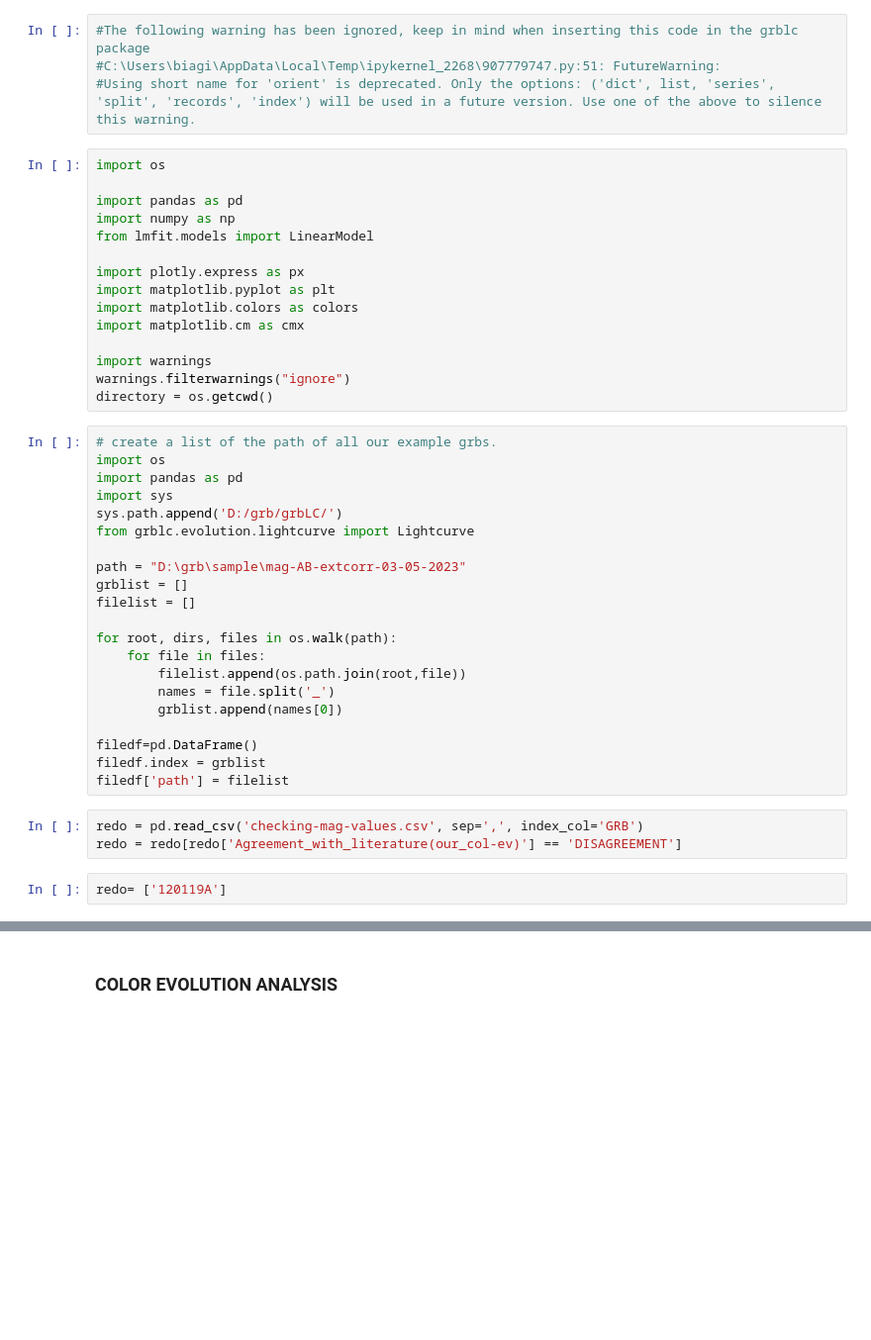
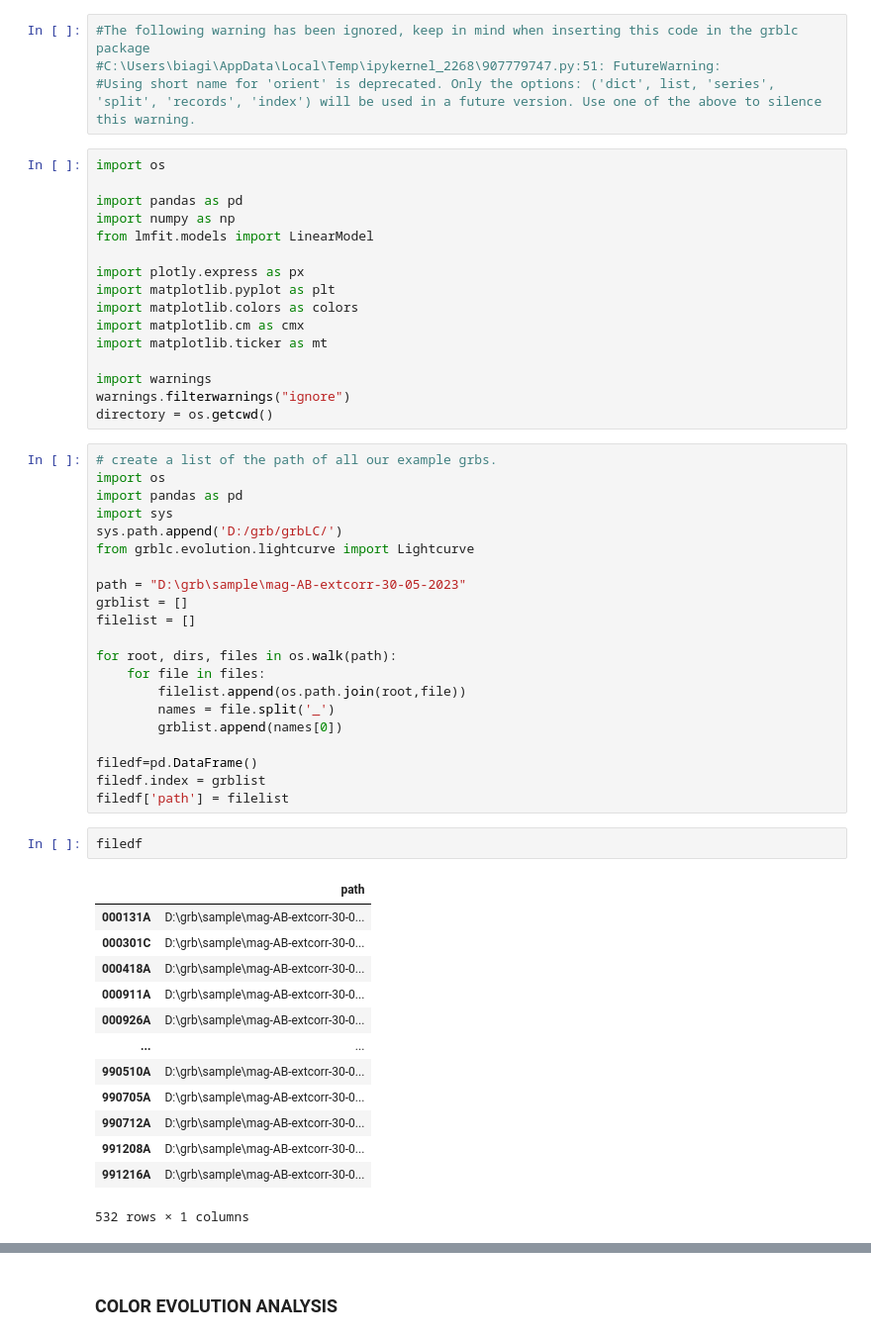
Before and after one commit to SLAC-Gamma-Rays/grbLC, a Jupyter notebook: examples/ColEv_allplots_corr.ipynb, the cells around one changed output, grey strips where cells are left out. Shown at 99% size. Drawn from its saved outputs; the diff is of its cells as text; blank space fills up the shorter version.

```diff
--- a/examples/ColEv_allplots_corr.ipynb
+++ b/examples/ColEv_allplots_corr.ipynb
@@ -27,6 +27,7 @@ import plotly.express as px
 import matplotlib.pyplot as plt
 import matplotlib.colors as colors
 import matplotlib.cm as cmx
+import matplotlib.ticker as mt
 
 import warnings
 warnings.filterwarnings("ignore")
@@ -39,7 +40,7 @@ import sys
 sys.path.append('D:/grb/grbLC/')
 from grblc.evolution.lightcurve import Lightcurve
 
-path = "D:\grb\sample\mag-AB-extcorr-03-05-2023"
+path = "D:\grb\sample\mag-AB-extcorr-30-05-2023"
 grblist = []
 filelist = []
 
@@ -52,8 +53,19 @@ for root, dirs, files in os.walk(path):
 filedf=pd.DataFrame()
 filedf.index = grblist
 filedf['path'] = filelist
-# %%
-redo = pd.read_csv('checking-mag-values.csv', sep=',', index_col='GRB')
-redo = redo[redo['Agreement_with_literature(our_col-ev)'] == 'DISAGREEMENT']
-# %%
-redo= ['120119A']
+# %%
+filedf
+# %% [output]
+|  | path |
+| 000131A | D:\grb\sample\mag-AB-extcorr-30-0... |
+| 000301C | D:\grb\sample\mag-AB-extcorr-30-0... |
+| 000418A | D:\grb\sample\mag-AB-extcorr-30-0... |
+| 000911A | D:\grb\sample\mag-AB-extcorr-30-0... |
+| 000926A | D:\grb\sample\mag-AB-extcorr-30-0... |
+| ... | ... |
+| 990510A | D:\grb\sample\mag-AB-extcorr-30-0... |
+| 990705A | D:\grb\sample\mag-AB-extcorr-30-0... |
+| 990712A | D:\grb\sample\mag-AB-extcorr-30-0... |
+| 991208A | D:\grb\sample\mag-AB-extcorr-30-0... |
+| 991216A | D:\grb\sample\mag-AB-extcorr-30-0... |
+532 rows × 1 columns
```
Also changed, not shown: parts of 2 cells of this notebook, 28 other files.
